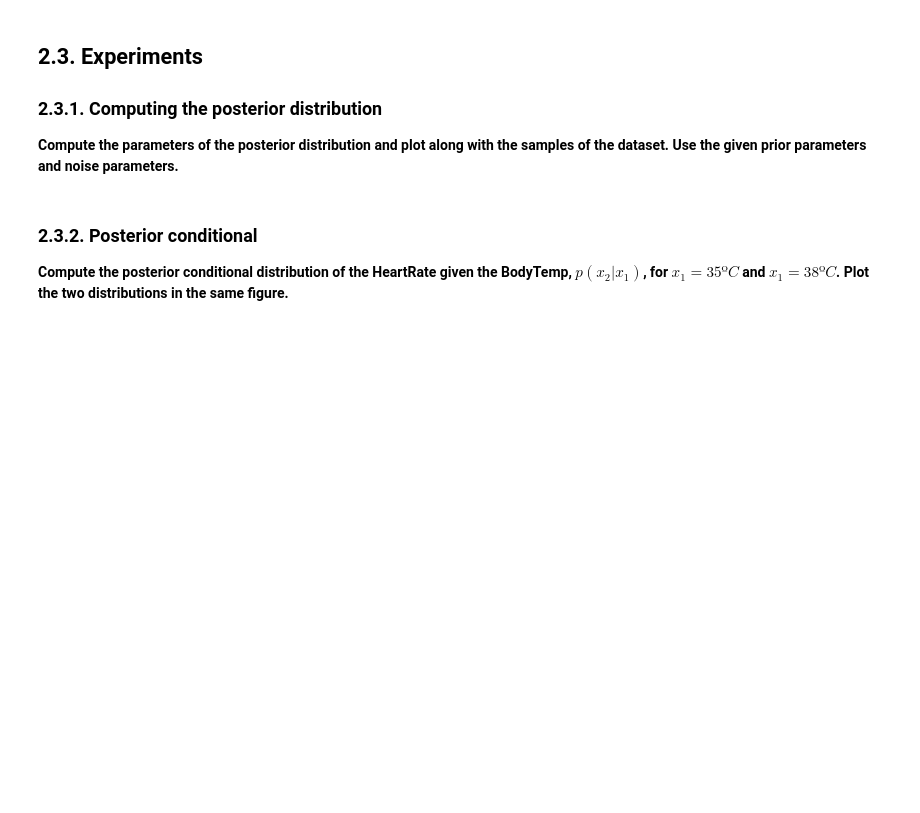
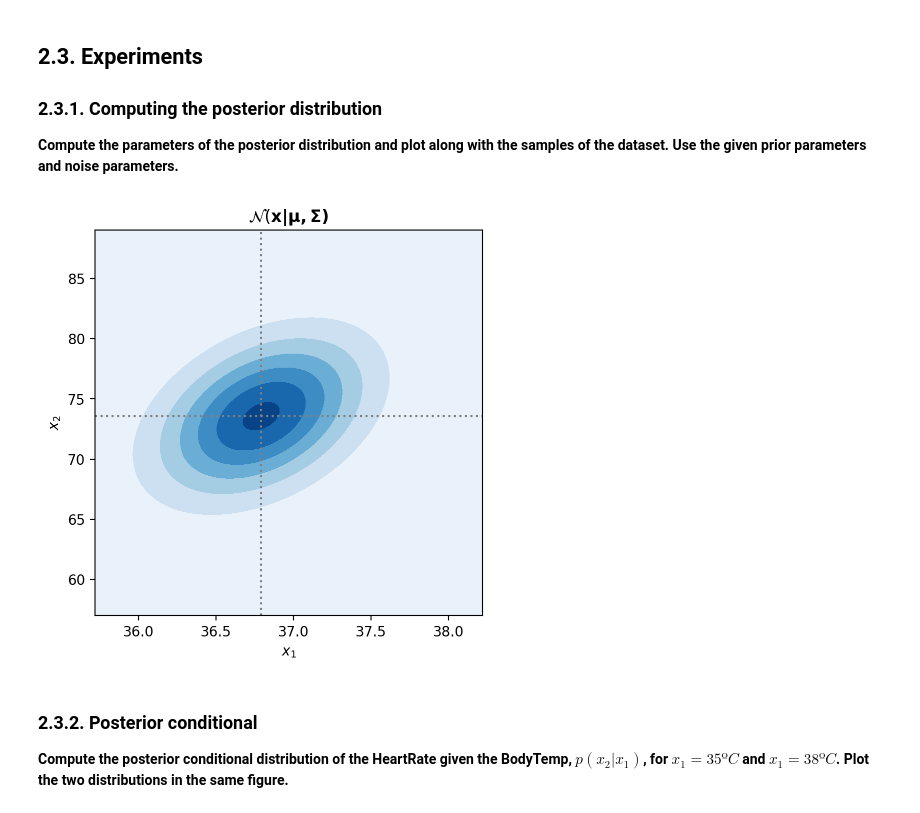
Before and after one commit to oscar-02-5/lab_unsupervised_continuous, a Jupyter notebook: lab_unsupervised_continuous_students.ipynb, the cells around one changed output. Cells and saved outputs as stored; diff of their text form; code cells hidden in the pictures; blank space fills up the shorter version.

```diff
--- a/lab_unsupervised_continuous_students.ipynb
+++ b/lab_unsupervised_continuous_students.ipynb
@@ -487,3 +461,59 @@ Sigma0 = np.array([[3**2, 0], [0, 20**2]])
+# %%
+from scipy.linalg import inv as inverse
+
+
+def post_mgaussian(Y: np.ndarray, mu0: np.ndarray,
+                   Sigma0: np.matrix, Sigma_y: np.matrix):
+    """# Description
+    Function that computes the parameters of
+    the posterior multivariate normal given a prior
+    gussian's parameters, and a noise variance parameter.
+    """
+    N, _ = Y.shape
+    y_bar = np.mean(Y, axis=0)  # Empirical mean of Y for x1 and x2
+    Sigma0inv = inverse(Sigma0)
+    SigmaYinv = inverse(Sigma_y)
+
+    # Compute the precision matrix
+    post_prec_matrix = Sigma0inv + N * SigmaYinv
+
+    # Compute Sigma N
+    Sigma_N = inverse(post_prec_matrix)
+
+    # Compute mu N
+    mu_N_raw = Sigma_N @ (SigmaYinv @ (N * y_bar) + Sigma0inv @ mu0)
+    mu_N = mu_N_raw.flatten()
+
+    return mu_N, Sigma_N
+
+
+# Load dataset
+Y = data[['BodyTemp', 'HeartRate']].values
+
+# Noise params
+Sigma_y = np.array([[5**2, 10**2], [10**2, 50**2]])
+
+# Prior params
+mu0 = np.array([36.5, 70])
+Sigma0 = np.array([[3**2, 0], [0, 20**2]])
+
+# Get the posterior parameters
+mu_N, Sigma_N = post_mgaussian(Y, mu0, Sigma0, Sigma_y)
+
+# Get the grids for both dims
+Y1_min, Y2_min = np.min(Y, axis=0)
+Y1_max, Y2_max = np.max(Y, axis=0)
+
+Y1_grid = np.linspace(Y1_min, Y1_max, 100)
+Y2_grid = np.linspace(Y2_min, Y2_max, 100)
+
+# Get an axis on which to plot into
+fig, ax = plt.subplots(1,1, figsize=(5,5))
+
+# Plot the gaussian
+plot_bi_gaussian(mu_N, Sigma_N, Y1_grid, Y2_grid, ax)
+# %% [output]
+[figure, added]
 # %% [markdown]
 ### 2.3.2. Posterior conditional
 
```
Also changed, not shown: parts of 6 cells of this notebook.
